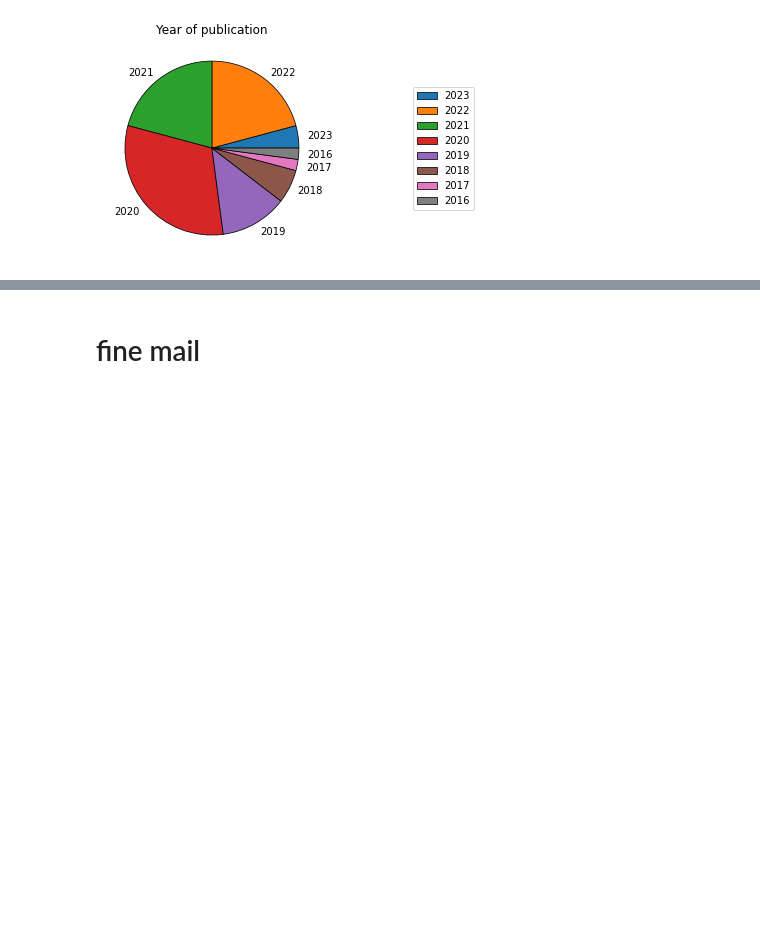
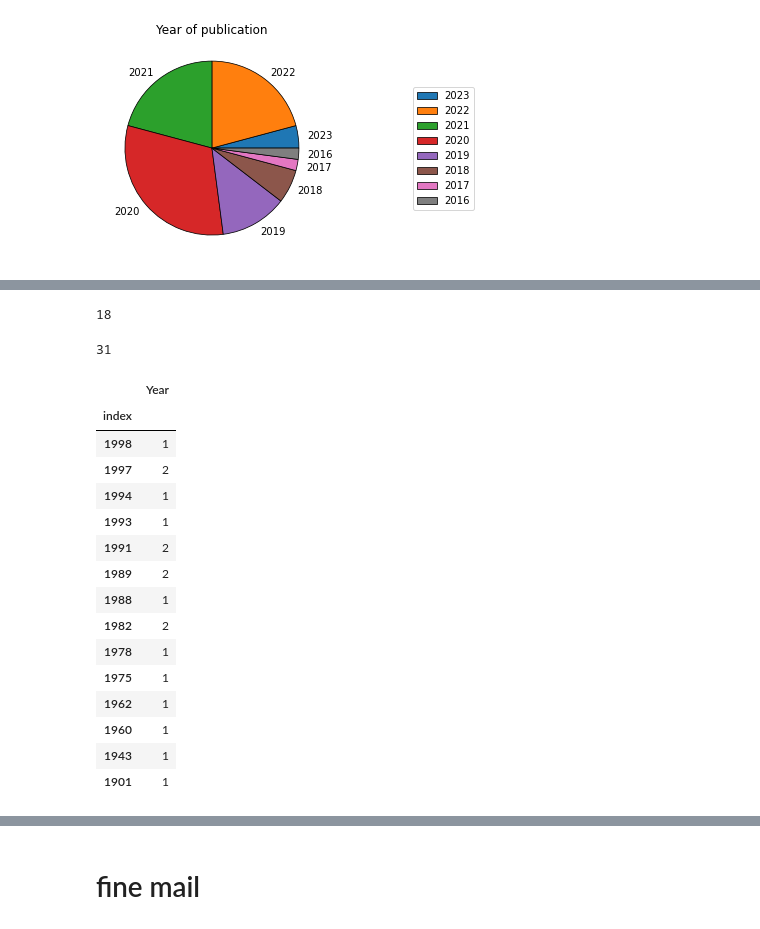
Before and after one commit to EBarbierato/cluster_articoli_green_AI, a Jupyter notebook: 2023-08-14/biblio.ipynb, the cells around one changed output, grey strips where cells are left out. Cells and saved outputs as stored; diff of their text form; code cells hidden in the pictures; blank space fills up the shorter version.

```diff
--- a/2023-08-14/biblio.ipynb
+++ b/2023-08-14/biblio.ipynb
@@ -211,0 +290,38 @@ plt.show()
+# %%
+y1900s.shape[0]
+# %% [output]
+18
+# %%
+y1722 = y2000s[y2000s['Year'] >= '2017'].dropna()
+y1722 = y1722[y1722['Year'] <= '2022'].dropna()
+y1722.shape[0]
+# %% [output]
+31
+# %%
+# conteggio articoli del novecento
+conteggio = y1900s['Year'].value_counts()
+c = pd.DataFrame(conteggio)
+c = c.reset_index()
+# sort
+c['index'] = c['index'].astype('int')
+c = c.sort_values(by=['index'], ascending=False)
+c = c.set_index('index') # rimetto anno come index
+# in questo modo sono ordinati dal più recente al meno (meno = quelli del novecento)
+c
+# %% [output]
+|  | Year |
+| index |  |
+| 1998 | 1 |
+| 1997 | 2 |
+| 1994 | 1 |
+| 1993 | 1 |
+| 1991 | 2 |
+| 1989 | 2 |
+| 1988 | 1 |
+| 1982 | 2 |
+| 1978 | 1 |
+| 1975 | 1 |
+| 1962 | 1 |
+| 1960 | 1 |
+| 1943 | 1 |
+| 1901 | 1 |
```
Also changed, not shown: parts of 10 cells of this notebook, 6 other files.
